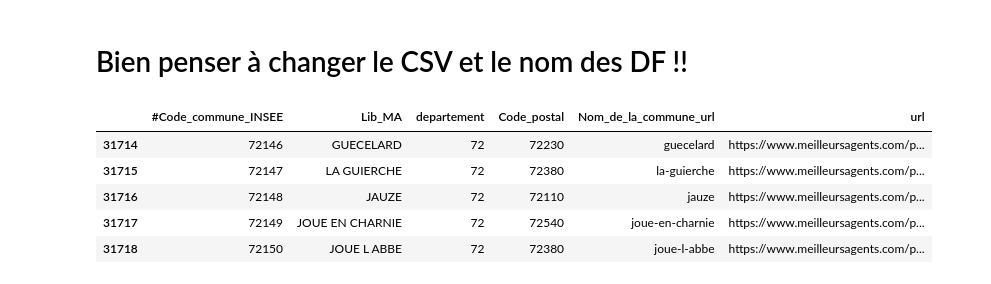
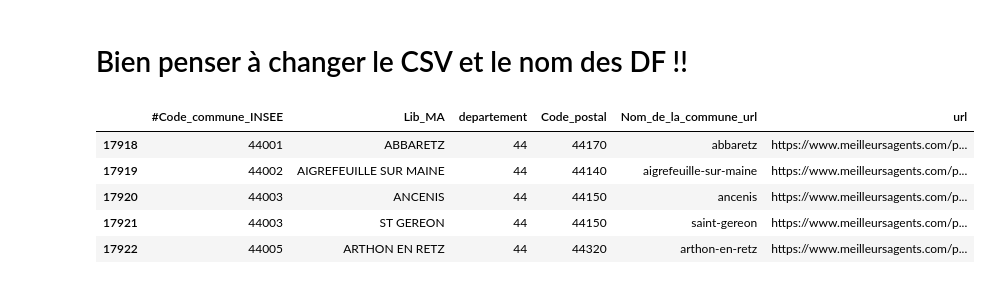
Before and after one commit to v-ntv/Projet_immo, a Jupyter notebook: meilleur_agentv2.ipynb, the cells around one changed output. Cells and saved outputs as stored; diff of their text form; code cells hidden in the pictures.

```diff
--- a/meilleur_agentv2.ipynb
+++ b/meilleur_agentv2.ipynb
@@ -7,19 +7,19 @@ from bs4 import BeautifulSoup
 import pandas as pd
 import re, time, random
 # %%
-df_data_villes_clean5 = pd.read_csv("pays_de_la_loire5.csv",
+df_data_villes_clean = pd.read_csv("pays_de_la_loire_V2.csv",
                                     delimiter=",",
                                     dtype=str,
                                     index_col=0)
 # %%
-df_data_villes_clean5.head()
+df_data_villes_clean.head()
 # %% [output]
 |  | #Code_commune_INSEE | Lib_MA | departement | Code_postal | Nom_de_la_commune_url | url |
-| 31714 | 72146 | GUECELARD | 72 | 72230 | guecelard | https://www.meilleursagents.com/p... |
-| 31715 | 72147 | LA GUIERCHE | 72 | 72380 | la-guierche | https://www.meilleursagents.com/p... |
-| 31716 | 72148 | JAUZE | 72 | 72110 | jauze | https://www.meilleursagents.com/p... |
-| 31717 | 72149 | JOUE EN CHARNIE | 72 | 72540 | joue-en-charnie | https://www.meilleursagents.com/p... |
-| 31718 | 72150 | JOUE L ABBE | 72 | 72380 | joue-l-abbe | https://www.meilleursagents.com/p... |
+| 17918 | 44001 | ABBARETZ | 44 | 44170 | abbaretz | https://www.meilleursagents.com/p... |
+| 17919 | 44002 | AIGREFEUILLE SUR MAINE | 44 | 44140 | aigrefeuille-sur-maine | https://www.meilleursagents.com/p... |
+| 17920 | 44003 | ANCENIS | 44 | 44150 | ancenis | https://www.meilleursagents.com/p... |
+| 17921 | 44003 | ST GEREON | 44 | 44150 | saint-gereon | https://www.meilleursagents.com/p... |
+| 17922 | 44005 | ARTHON EN RETZ | 44 | 44320 | arthon-en-retz | https://www.meilleursagents.com/p... |
 # %%
 def extract_number(text):
     """Nettoyer le texte et transformer en float"""
```
Also changed, not shown: parts of 5 cells of this notebook, 4 other files.
